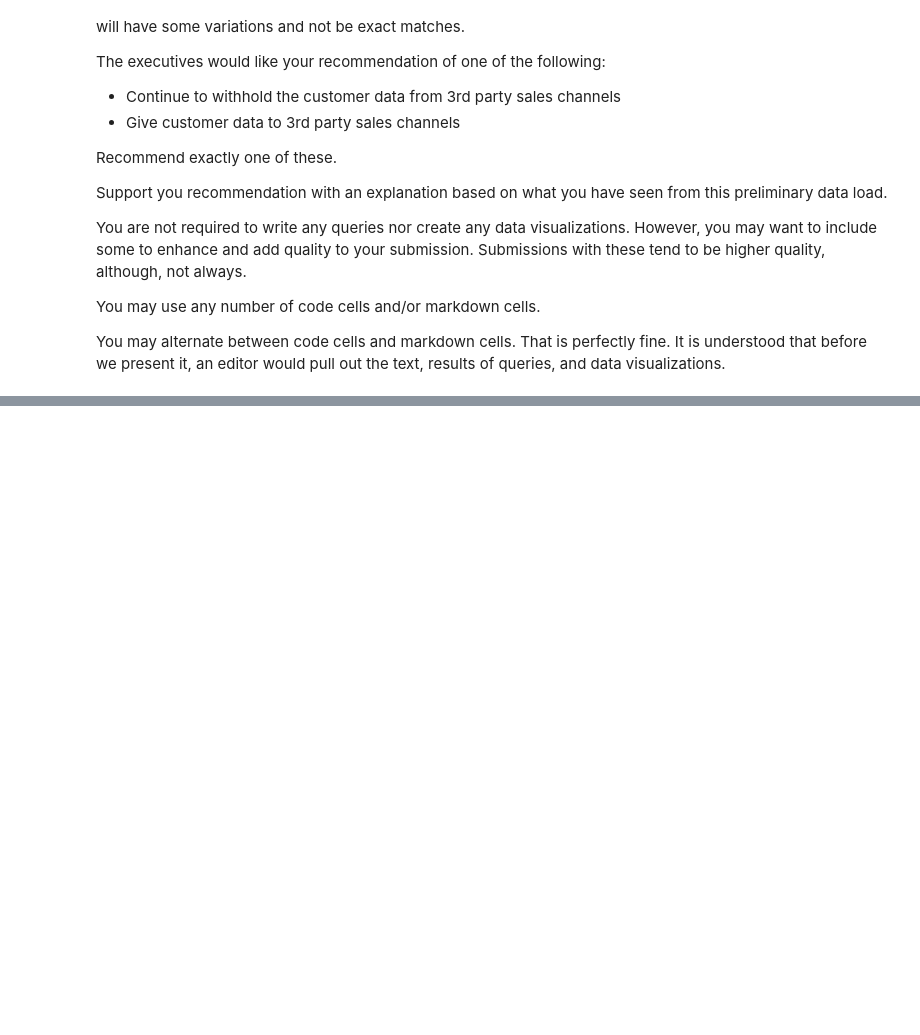
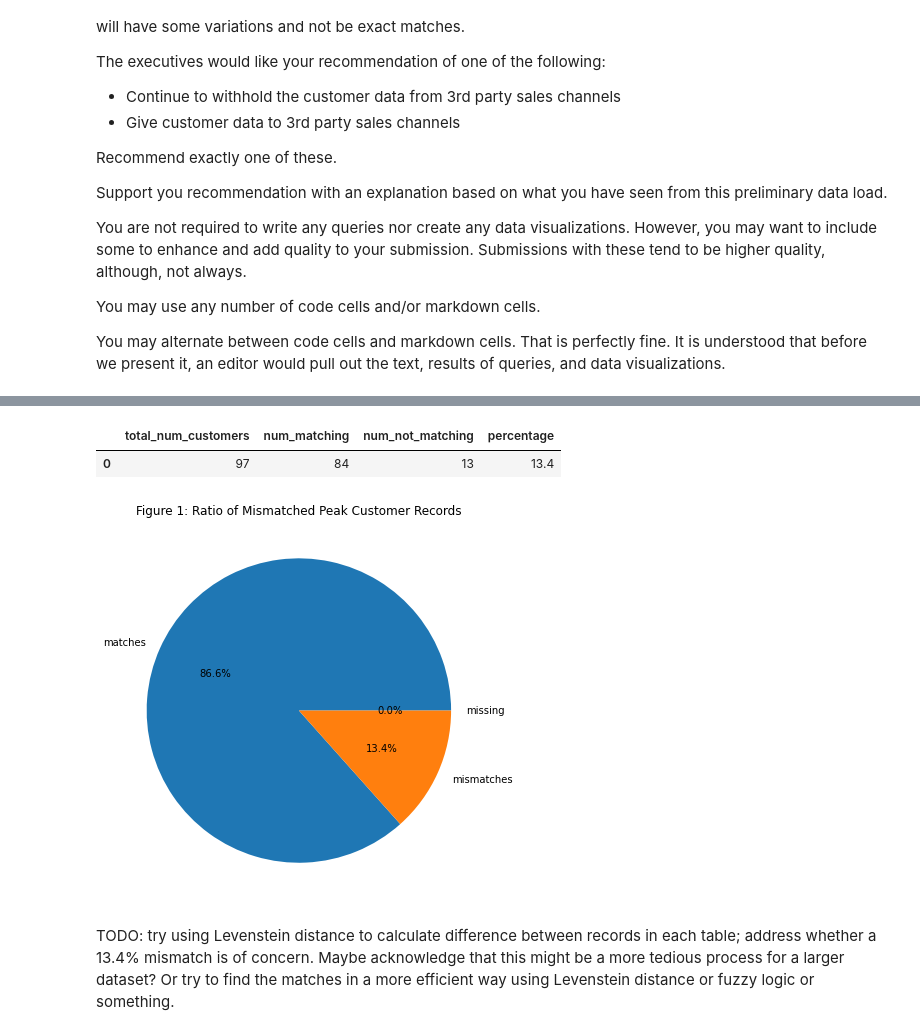
Before and after one commit to scabanela-ischool/Data_Engineering_Proj2_Tracking_User_Activity, a Jupyter notebook: project_2_5.ipynb, the cells around one changed output, grey strips where cells are left out. Cells and saved outputs as stored; diff of their text form; code cells hidden in the pictures; blank space fills up the shorter version.

```diff
--- a/project_2_5.ipynb
+++ b/project_2_5.ipynb
@@ -206,0 +455,46 @@ You may alternate between code cells and markdown cells.  That is perfectly fine
+# %%
+rollback_before_flag = True
+rollback_after_flag = True
+
+query  = """
+
+with stage_all_cust as (
+        select count(*) as cust_count from stage_1_peak_customers
+    ),
+    stage_no_match as (
+        select count(first_name) as no_match_count
+        from stage_1_peak_customers
+        where (first_name, last_name, street, city, state, zip) not in
+            (select first_name, last_name, street, city, state, zip
+            from customers)
+    )
+select cust_count::numeric as total_num_customers,
+    cust_count::numeric - no_match_count::numeric as num_matching,
+    no_match_count as num_not_matching,
+    round((no_match_count::numeric/cust_count::numeric)*100, 1) as percentage
+from stage_all_cust cross join stage_no_match
+
+"""
+
+df = my_select_query_pandas(query, rollback_before_flag, rollback_after_flag)
+df
+# %% [output]
+|  | total_num_customers | num_matching | num_not_matching | percentage |
+| 0 | 97 | 84 | 13 | 13.4 |
+# %%
+num_matches = df.iloc[0][1]
+num_mismatches = df.iloc[0][2]
+num_missing = 0
+
+values = [num_matches, num_mismatches, num_missing]
+labelS_df = ['matches', 'mismatches', 'missing']
+
+df = my_select_query_pandas(query, rollback_before_flag, rollback_after_flag)
+plt.figure(figsize=(7,7))
+plt.pie(values, labels=labelS_df, autopct='%1.1f%%')
+plt.title('Figure 1: Ratio of Mismatched Peak Customer Records')
+plt.show()
+# %% [output]
+[figure, added]
+# %% [markdown]
+TODO: try using Levenstein distance to calculate difference between records in each table; address whether a 13.4% mismatch is of concern. Maybe acknowledge that this might be a more tedious process for a larger dataset? Or try to find the matches in a more efficient way using Levenstein distance or fuzzy logic or something.
```
Also changed, not shown: parts of 15 cells of this notebook.
